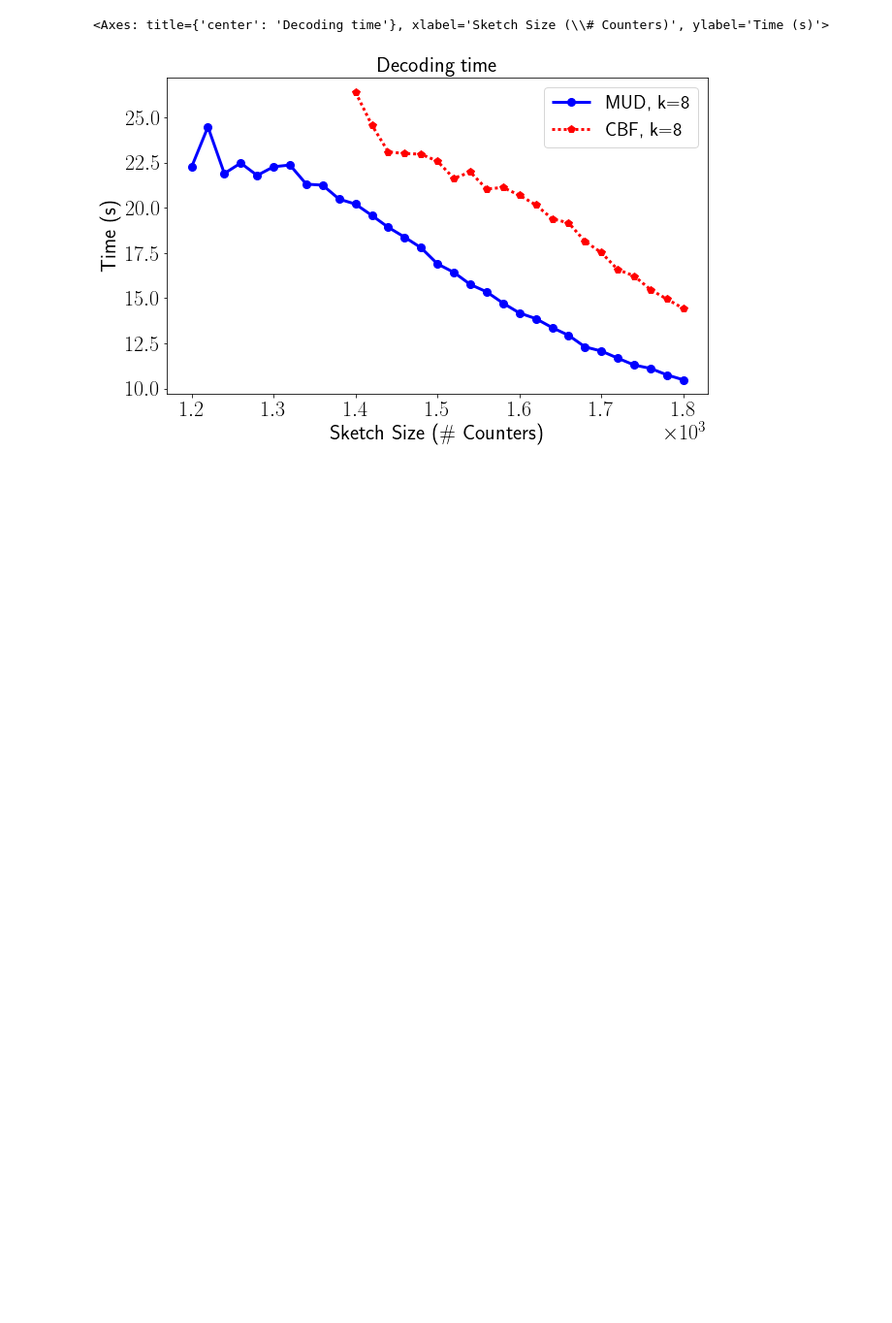
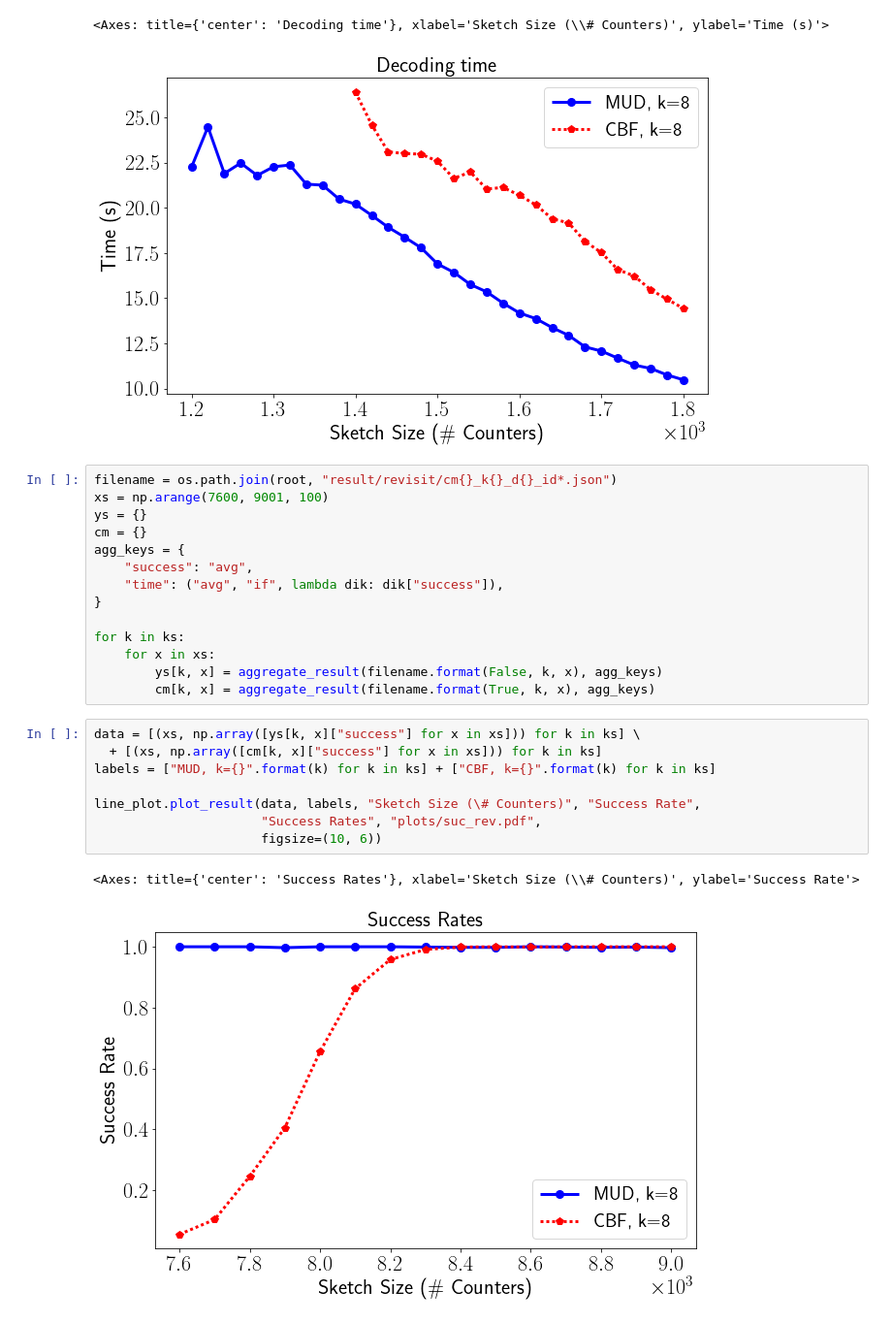
Before and after one commit to Y-jiji/CommonSense, a Jupyter notebook: pm2_threshold.ipynb, the cells around one changed output. Shown: that part at 97% size. Cells and saved outputs as stored; diff of their text form; blank space fills up the shorter version.

Commit message:
revisit 1000

```diff
--- a/pm2_threshold.ipynb
+++ b/pm2_threshold.ipynb
@@ -81,3 +81,28 @@ line_plot.plot_result(data, labels, "Sketch Size (\# Counters)", "Time (s)", "De
 # %% [output]
 <Axes: title={'center': 'Decoding time'}, xlabel='Sketch Size (\\# Counters)', ylabel='Time (s)'>
 [figure]
+# %%
+filename = os.path.join(root, "result/revisit/cm{}_k{}_d{}_id*.json")
+xs = np.arange(7600, 9001, 100)
+ys = {}
+cm = {}
+agg_keys = {
+    "success": "avg",
+    "time": ("avg", "if", lambda dik: dik["success"]),
+}
+
+for k in ks:
+    for x in xs:
+        ys[k, x] = aggregate_result(filename.format(False, k, x), agg_keys)
+        cm[k, x] = aggregate_result(filename.format(True, k, x), agg_keys)
+# %%
+data = [(xs, np.array([ys[k, x]["success"] for x in xs])) for k in ks] \
+  + [(xs, np.array([cm[k, x]["success"] for x in xs])) for k in ks]
+labels = ["MUD, k={}".format(k) for k in ks] + ["CBF, k={}".format(k) for k in ks]
+
+line_plot.plot_result(data, labels, "Sketch Size (\# Counters)", "Success Rate",
+                      "Success Rates", "plots/suc_rev.pdf",
+                      figsize=(10, 6))
+# %% [output]
+<Axes: title={'center': 'Success Rates'}, xlabel='Sketch Size (\\# Counters)', ylabel='Success Rate'>
+[figure, added]
```
Also changed, not shown: parts of 1 cell of this notebook, 1 other file.
